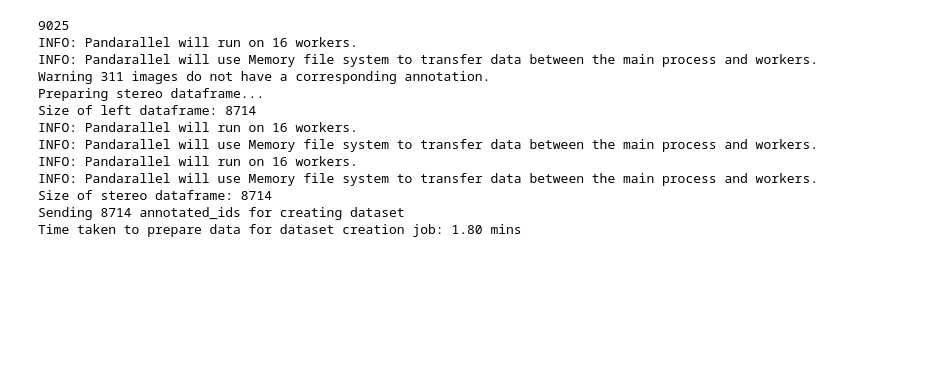
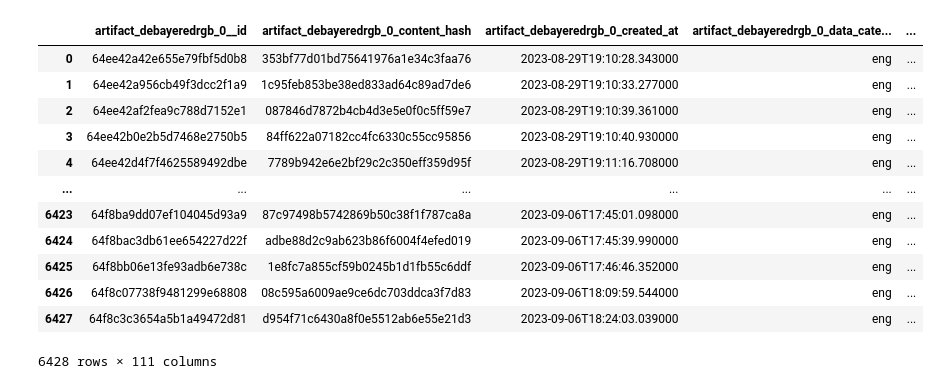
Before and after one commit to Alex17Li/scripts, a Jupyter notebook: notebooks/manny/get_dust_bags_manny_dynamic.ipynb, the cells around one changed output. Cells and saved outputs as stored; diff of their text form; code cells hidden in the pictures; blank space fills up the shorter version.

Commit message:
update for dust branch

```diff
--- a/notebooks/manny/get_dust_bags_manny_dynamic.ipynb
+++ b/notebooks/manny/get_dust_bags_manny_dynamic.ipynb
@@ -548,20 +36,0 @@ def make_dataset_slow(from_df, name, description, kind='image') -> None:
-# %%
-make_dataset_slow(from_df=aletheia_df,
-    name='mannequin_in_dust_v0',
-    description="A mannequin with dust billowing around. All images contain a mannequin.",
-    kind=Dataset.KIND_ANNOTATION,
-)
-# %% [output]
-9025
-INFO: Pandarallel will run on 16 workers.
-INFO: Pandarallel will use Memory file system to transfer data between the main process and workers.
-Warning 311 images do not have a corresponding annotation.
-Preparing stereo dataframe...
-Size of left dataframe: 8714
-INFO: Pandarallel will run on 16 workers.
-INFO: Pandarallel will use Memory file system to transfer data between the main process and workers.
-INFO: Pandarallel will run on 16 workers.
-INFO: Pandarallel will use Memory file system to transfer data between the main process and workers.
-Size of stereo dataframe: 8714
-Sending 8714 annotated_ids for creating dataset
-Time taken to prepare data for dataset creation job: 1.80 mins
@@ -567,0 +248,28 @@ Time taken to prepare data for dataset creation job: 1.80 mins
+# %%
+dsetname = "dynamic_manny_in_dust_raw"
+aletheia_ds = Dataset.retrieve(name=dsetname)
+aletheia_df = aletheia_ds.to_dataframe()
+n_images_final = 12000
+kind = Dataset.KIND_IMAGE
+label_data = Dataset.retrieve(name="dynamic_manny_in_dust_raw_diverse_4000").to_dataframe()
+label_data_had_human = Dataset.retrieve(name="mannequin_in_dust_v1").to_dataframe()
+label_data_no_human = list(set(label_data['id']) - set(label_data_had_human['id']))
+dataset_save_dir = os.environ['DATASET_PATH'] + "/" + dsetname
+save_file = Path(dataset_save_dir) / "image_ids.npy"
+image_paths = np.load(save_file).tolist()
+# %%
+label_data
+# %% [output]
+|  | artifact_debayeredrgb_0__id | artifact_debayeredrgb_0_content_hash | artifact_debayeredrgb_0_created_at | artifact_debayeredrgb_0_data_cate... | ... |
+| 0 | 64ee42a42e655e79fbf5d0b8 | 353bf77d01bd75641976a1e34c3faa76 | 2023-08-29T19:10:28.343000 | eng | ... |
+| 1 | 64ee42a956cb49f3dcc2f1a9 | 1c95feb853be38ed833ad64c89ad7de6 | 2023-08-29T19:10:33.277000 | eng | ... |
+| 2 | 64ee42af2fea9c788d7152e1 | 087846d7872b4cb4d3e5e0f0c5ff59e7 | 2023-08-29T19:10:39.361000 | eng | ... |
+| 3 | 64ee42b0e2b5d7468e2750b5 | 84ff622a07182cc4fc6330c55cc95856 | 2023-08-29T19:10:40.930000 | eng | ... |
+| 4 | 64ee42d4f7f4625589492dbe | 7789b942e6e2bf29c2c350eff359d95f | 2023-08-29T19:11:16.708000 | eng | ... |
+| ... | ... | ... | ... | ... | ... |
+| 6423 | 64f8ba9dd07ef104045d93a9 | 87c97498b5742869b50c38f1f787ca8a | 2023-09-06T17:45:01.098000 | eng | ... |
+| 6424 | 64f8bac3db61ee654227d22f | adbe88d2c9ab623b86f6004f4efed019 | 2023-09-06T17:45:39.990000 | eng | ... |
+| 6425 | 64f8bb06e13fe93adb6e738c | 1e8fc7a855cf59b0245b1d1fb55c6ddf | 2023-09-06T17:46:46.352000 | eng | ... |
+| 6426 | 64f8c07738f9481299e68808 | 08c595a6009ae9ce6dc703ddca3f7d83 | 2023-09-06T18:09:59.544000 | eng | ... |
+| 6427 | 64f8c3c3654a5b1a49472d81 | d954f71c6430a8f0e5512ab6e55e21d3 | 2023-09-06T18:24:03.039000 | eng | ... |
+6428 rows × 111 columns
```
Also changed, not shown: parts of 37 cells of this notebook, 7 other files.
